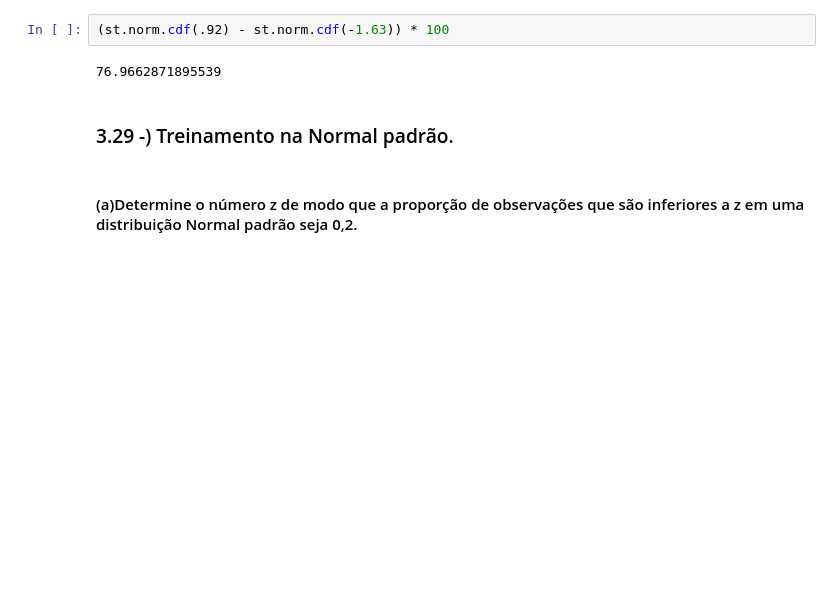
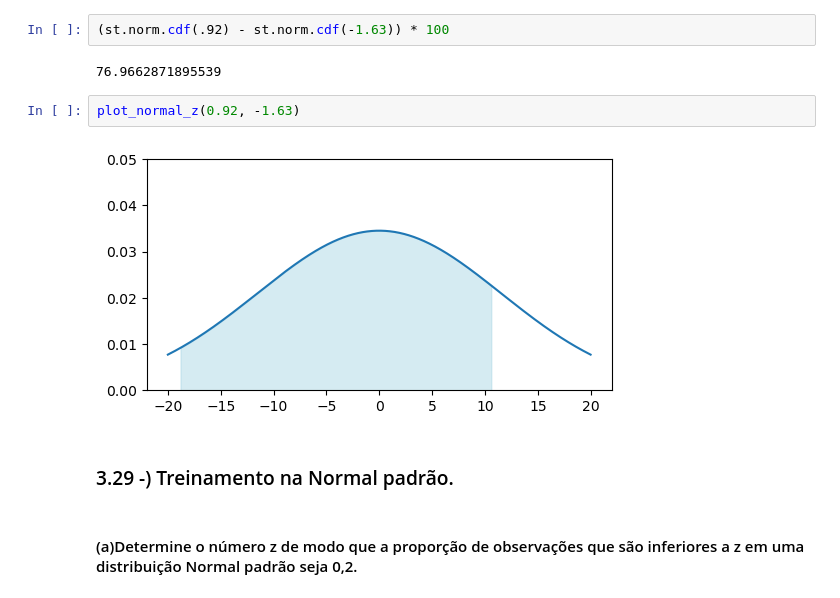
Before and after one commit to PineMi/University-projects, a Jupyter notebook: DataAnalysis_28_03_2024/Lista1_analise_de_dados.ipynb, the cells around one changed output. Saved outputs shown, nothing was run; the diff lists cells and outputs as text; blank space fills up the shorter version.

```diff
--- a/DataAnalysis_28_03_2024/Lista1_analise_de_dados.ipynb
+++ b/DataAnalysis_28_03_2024/Lista1_analise_de_dados.ipynb
@@ -44,6 +82,10 @@ st.norm.cdf(1.63) * 100
 (st.norm.cdf(.92) - st.norm.cdf(-1.63)) * 100
 # %% [output]
 76.9662871895539
+# %%
+plot_normal_z(0.92, -1.63)
+# %% [output]
+[figure, added]
 # %% [markdown]
 ### 3.29 -) Treinamento na Normal padrão.
 # %% [markdown]
```
Also changed, not shown: parts of 6 cells of this notebook.
